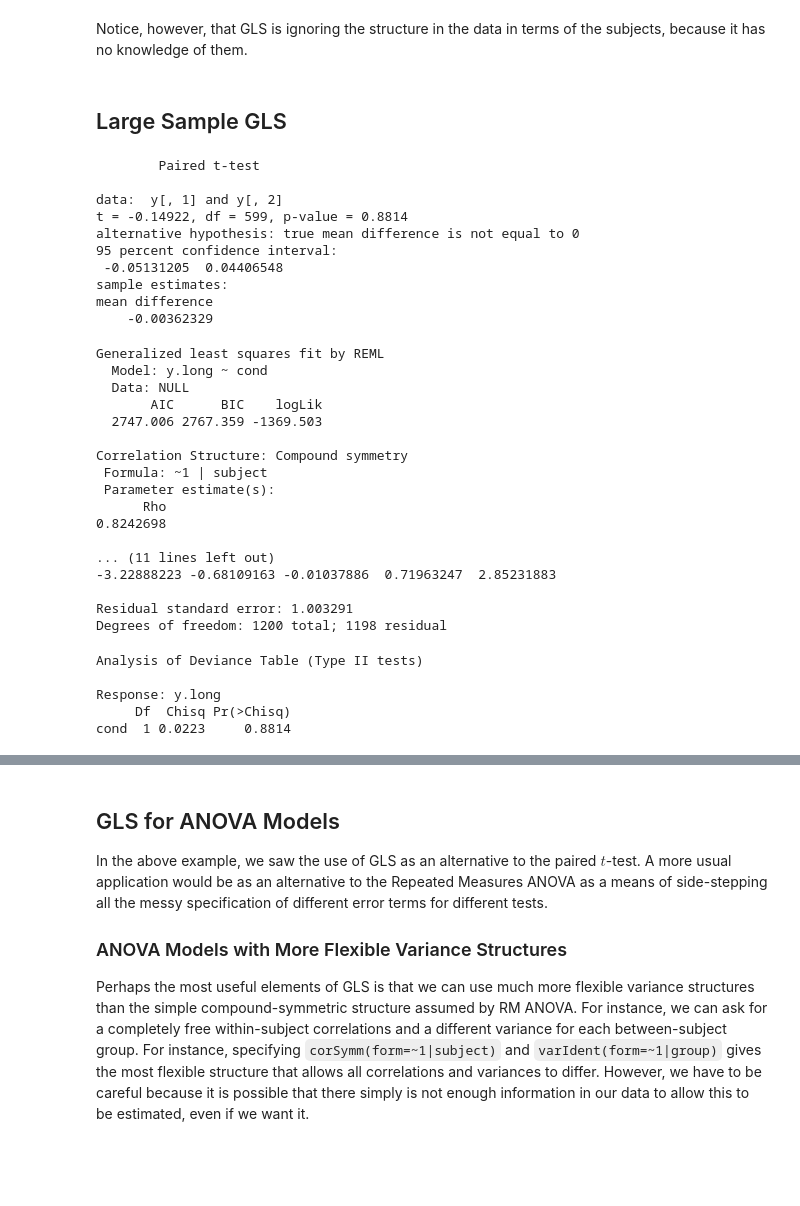
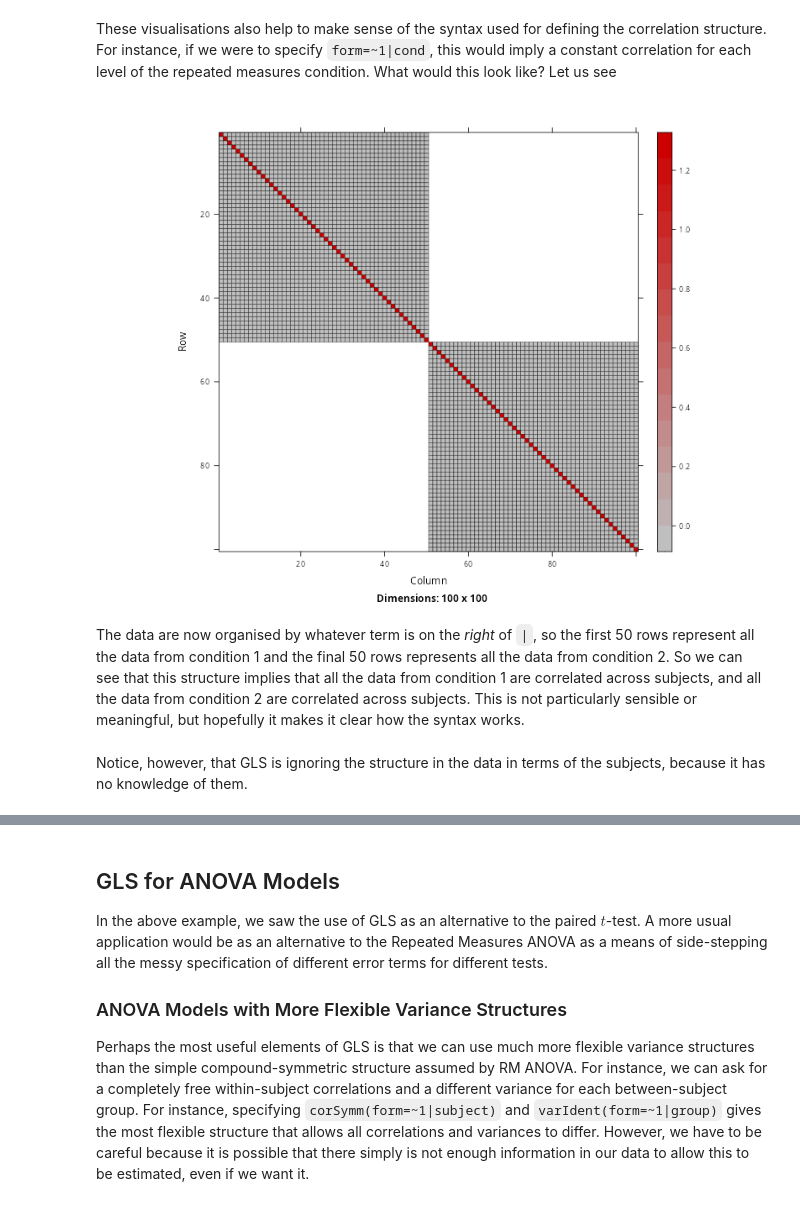
Before and after one commit to PCHN63112-Mixed-Models/mixed-effects-intro, a Jupyter notebook: 1.gls.ipynb, the cells around one changed output, grey strips where cells are left out. Saved outputs shown, nothing was run; the diff lists cells and outputs as text; code cells hidden in the pictures; blank space fills up the shorter version.

```diff
--- a/1.gls.ipynb
+++ b/1.gls.ipynb
@@ -61,69 +186,11 @@ Signif. codes:  0 ‘***’ 0.001 ‘**’ 0.01 ‘*’ 0.05 ‘.’ 0.1 ‘ ’
+# %% [markdown]
+These visualisations also help to make sense of the syntax used for defining the correlation structure. For instance, if we were to specify `form=~1|cond`, this would imply a constant correlation for each level of the repeated measures condition. What would this look like? Let us see
+# %%
+gls.mod <- gls(y.long ~ cond, correlation=corCompSymm(form=~1|cond))
+image(gls_marginal_cov((gls.mod)))
+# %% [output]
+[figure, added]
+# %% [markdown]
+The data are now organised by whatever term is on the *right* of `|`, so the first 50 rows represent all the data from condition 1 and the final 50 rows represents all the data from condition 2. So we can see that this structure implies that all the data from condition 1 are correlated across subjects, and all the data from condition 2 are correlated across subjects. This is not particularly sensible or meaningful, but hopefully it makes it clear how the syntax works.
 # %% [markdown]
 Notice, however, that GLS is ignoring the structure in the data in terms of the subjects, because it has no knowledge of them.
-# %% [markdown]
-## Large Sample GLS
-# %%
-library(MASS)
-library(nlme)
-library(car)
-
-set.seed(666)
-
-n.sub <- 600
-n.cond <- 2
-var1  <- var2 <- 1
-rho   <- 0.8
-covar <- rho*sqrt(var1)*sqrt(var2)
-
-Sigma <- matrix(data=c(var1,covar,covar,var2), nrow=2, ncol=2)
-y     <- mvrnorm(n=n.sub, mu=c(1,1.01), Sigma=Sigma)
-
-subject <- rep(seq(from=1,to=n.sub), each=n.cond)
-subject <- as.factor(subject)
-
-y.long <- as.vector(t(y))    # Turn y into a column
-cond   <- rep(c("A","B"),n.sub) # Create a predictor for the two conditions
-cond   <- as.factor(cond)
-
-t.test(y[,1], y[,2], paired=TRUE, var.equal=TRUE)
-
-gls.mod <- gls(y.long ~ cond, correlation=corCompSymm(form=~1|subject))
-summary(gls.mod)
-
-print(Anova(gls.mod))
-
-#lme.mod <- lme(y.long ~ cond, random=(~1|subject))
-#summary(lme.mod)
-# %% [output]
-        Paired t-test
-
-data:  y[, 1] and y[, 2]
-t = -0.14922, df = 599, p-value = 0.8814
-alternative hypothesis: true mean difference is not equal to 0
-95 percent confidence interval:
- -0.05131205  0.04406548
-sample estimates:
-mean difference
-    -0.00362329
-Generalized least squares fit by REML
-  Model: y.long ~ cond
-  Data: NULL
-       AIC      BIC    logLik
-  2747.006 2767.359 -1369.503
-
-Correlation Structure: Compound symmetry
- Formula: ~1 | subject
- Parameter estimate(s):
-      Rho
-0.8242698
-
-... (11 lines left out)
--3.22888223 -0.68109163 -0.01037886  0.71963247  2.85231883
-
-Residual standard error: 1.003291
-Degrees of freedom: 1200 total; 1198 residual
-Analysis of Deviance Table (Type II tests)
-
-Response: y.long
-     Df  Chisq Pr(>Chisq)
-cond  1 0.0223     0.8814
```
Also changed, not shown: parts of 18 cells of this notebook, 36 other files.
